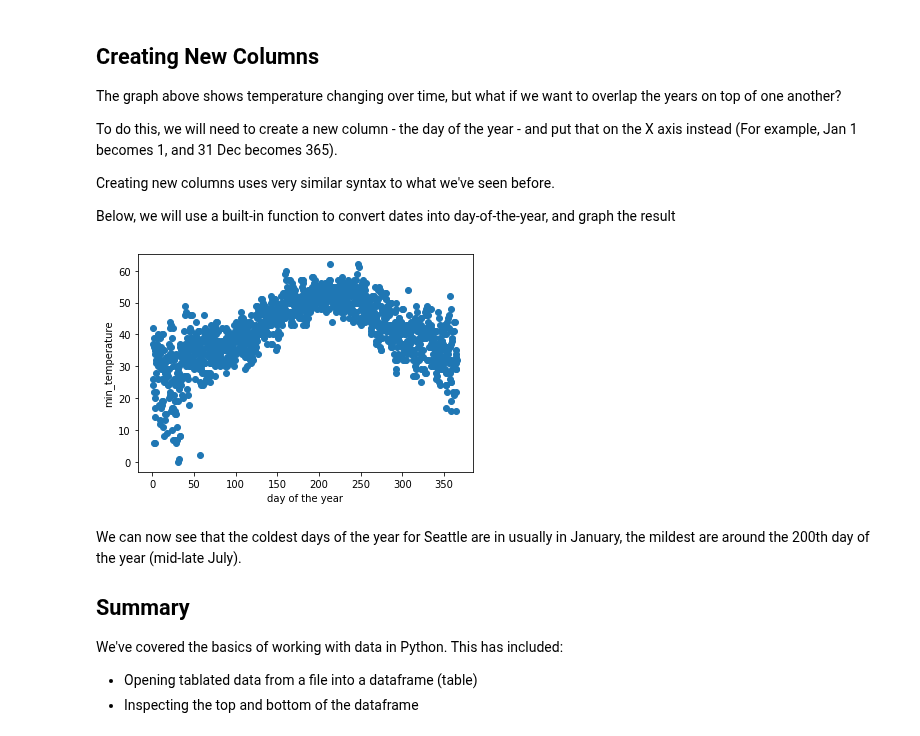
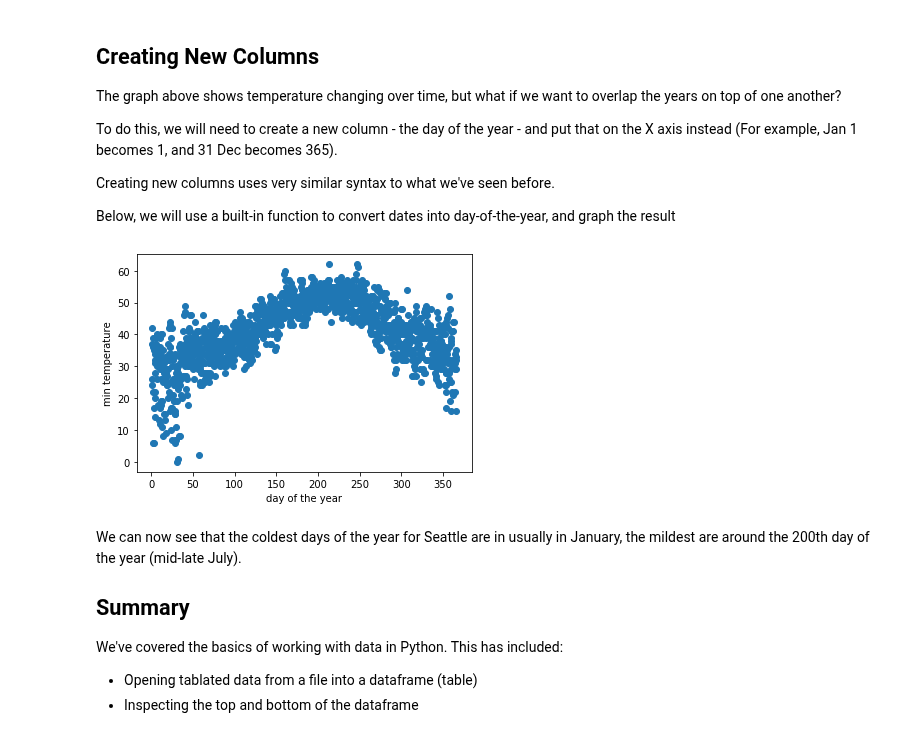
Before and after one commit to MicrosoftDocs/mslearn-introduction-to-machine-learning, a Jupyter notebook: 0a - unit 05.ipynb, the cells around one changed output. Saved outputs shown, nothing was run; the diff lists cells and outputs as text; code cells hidden in the pictures.

```diff
--- a/0a - unit 05.ipynb
+++ b/0a - unit 05.ipynb
@@ -210,18 +215,19 @@ Creating new columns uses very similar syntax to what we've seen before.
 Below, we will use a built-in function to convert dates into day-of-the-year, and graph the result
 # %%
 # Convert dates into the day of the year
+# and save to a new column called day_of_year
 dataset['day_of_year'] = dataset.date.dt.dayofyear
 
 # Show a graph of min temperature by day of the year:
 # -- Create a scatterplot
 graph.scatter(dataset.day_of_year, dataset.min_temperature)
 # -- Add some labels
-graph.ylabel('min_temperature')
+graph.ylabel('min temperature')
 graph.xlabel("day of the year")
 # -- Show
 graph.show()
 # %% [output]
-[figure, old version]
+[figure, new version]
 # %% [markdown]
 We can now see that the coldest days of the year for Seattle are in usually in January, the mildest are around the 200th day of the year (mid-late July).
 
```
Also changed, not shown: parts of 4 cells of this notebook.
